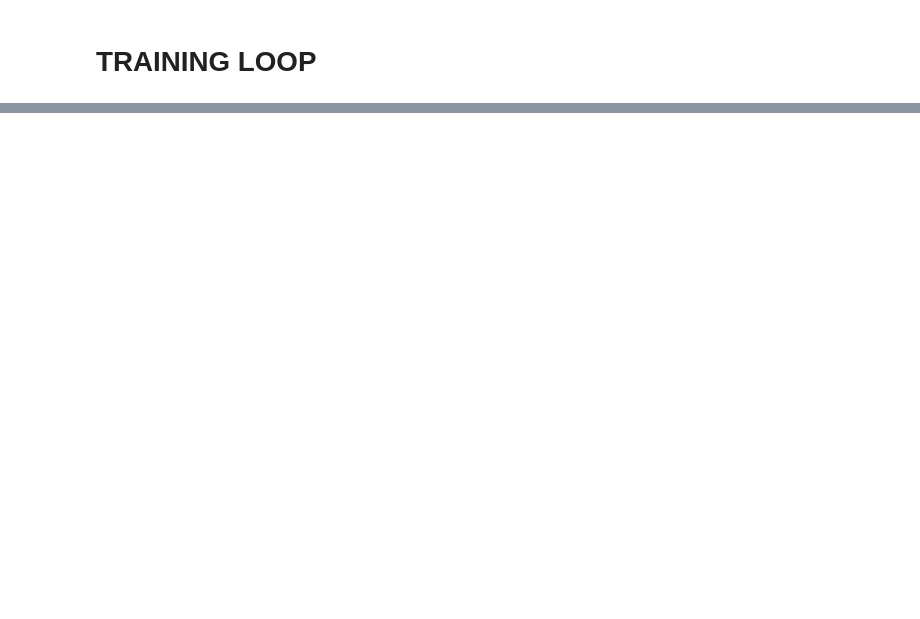
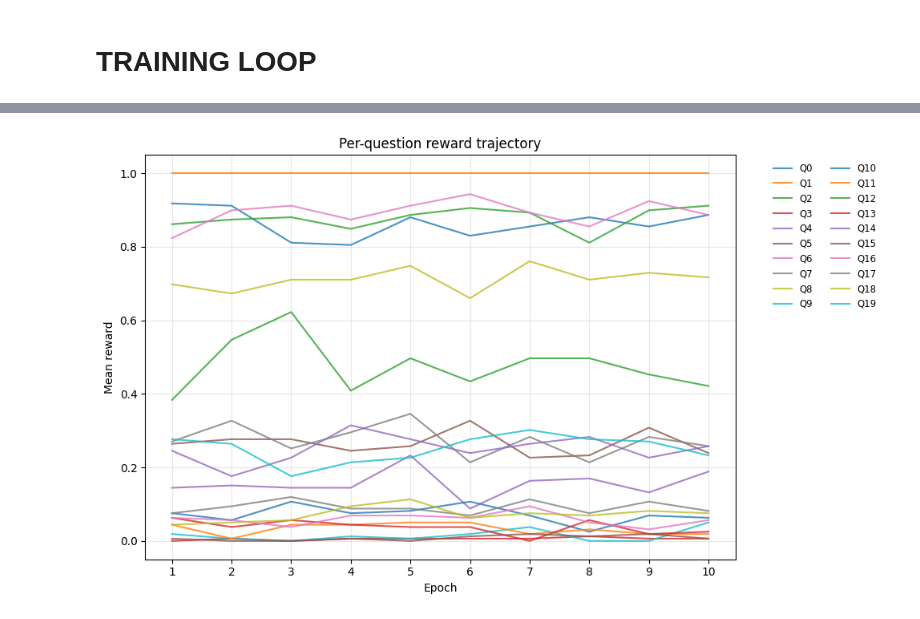
Before and after one commit to Abhinav-Bandaru/MathRL_UpdatingMathBERT, a Jupyter notebook: train_MATH.ipynb, the cells around one changed output, grey strips where cells are left out. Saved outputs shown, nothing was run; the diff lists cells and outputs as text; code cells hidden in the pictures; blank space fills up the shorter version.

```diff
--- a/train_MATH.ipynb
+++ b/train_MATH.ipynb
@@ -45,7 +45,7 @@ icl_model = OpenAIICLModel(api_key=API_KEY,
 # ------------------------------------------------------------
 gsm8k_data = load_dataset("gsm8k", "main")["train"].select(range(256))  # slice first 200 examples
 gsm8k_to_infer = load_dataset("gsm8k", "main")["train"] \
-                     .select(range(5))          # ⬅ change as needed
+                     .select(range(20))          # ⬅ change as needed
 
 # ------------------------------------------------------------
 # 3.  Evaluation loop
@@ -123,8 +163,8 @@ load_dotenv()
 # === Settings ===
 API_KEY = os.getenv("OPENAI_API_KEY")
 DEVICE = "cuda" if torch.cuda.is_available() else "cpu"
-K = 16
-NUM_SAMPLES_PER_DEMO = 6
+K = 53
+NUM_SAMPLES_PER_DEMO = 3
 LEARNING_RATE =  1e-5
 MAX_STEPS = 10
 TEMPERATURE = 0.7
@@ -141,9 +181,10 @@ gsm8k_data = gsm8k_data.select(range(256))  # slice first 200 examples
 gsm8k_data_to_infer = gsm8k_data.select(range(0,20))  # slice first 200 examples
 
 # === Training Loop ===
+epoch_wide_rewards = []
 for step in tqdm(range(MAX_STEPS), desc="Training Steps"):
     print(f"\n=== Training Step {step+1} ===")
-
+    epoch_wide_reward = []
     for inference_index in tqdm(range(len(gsm8k_data_to_infer)), desc="Examples"):
         inference_item = gsm8k_data_to_infer[inference_index]
         demo_pool = [d for idx, d in enumerate(gsm8k_data) if idx != inference_index]
@@ -194,8 +235,10 @@ for step in tqdm(range(MAX_STEPS), desc="Training Steps"):
             demo_embs,
             optimizer
         )
-
+        epoch_wide_reward.append(rewards.mean())
+        print(f"✅ Rewards: {rewards.mean():.4f}")
         print(f"✅ Loss: {loss:.4f}")
+    epoch_wide_rewards.append(epoch_wide_reward)
 # %% [output]
 === Training Step 1 ===
 -------Question---------
@@ -389,3 +416,36 @@ OUTPUT:  ('423.5', None)
+# %%
+import numpy as np
+import matplotlib.pyplot as plt
+
+# --- reshape rewards ---
+# epoch_wide_rewards  -> shape (num_epochs, num_questions)
+epoch_wide_rewards = [[item.item() for item in rewards] for rewards in epoch_wide_rewards]
+reward_matrix = np.array(epoch_wide_rewards)       # (E, Q)
+num_epochs, num_qs = reward_matrix.shape
+
+# --- plot ---
+plt.figure(figsize=(10, 6))
+x = np.arange(1, num_epochs + 1)
+
+for q in range(num_qs):
+    plt.plot(x, reward_matrix[:, q], label=f"Q{q}", alpha=0.8)
+
+plt.title("Per-question reward trajectory")
+plt.xlabel("Epoch")
+plt.ylabel("Mean reward")
+plt.xticks(x)
+plt.grid(alpha=0.3)
+
+# put the legend outside so the graph isn’t cluttered
+plt.legend(
+    bbox_to_anchor=(1.05, 1), loc="upper left",
+    ncol=2, fontsize="small", frameon=False
+)
+
+plt.tight_layout()
+plt.show()
+# %% [output]
+[figure, added]
 # %%
 # ------------------------------------------------------------
 # 0.  Imports & config – nothing here should clash with yours
```
Also changed, not shown: parts of 4 cells of this notebook, 55 other files.
